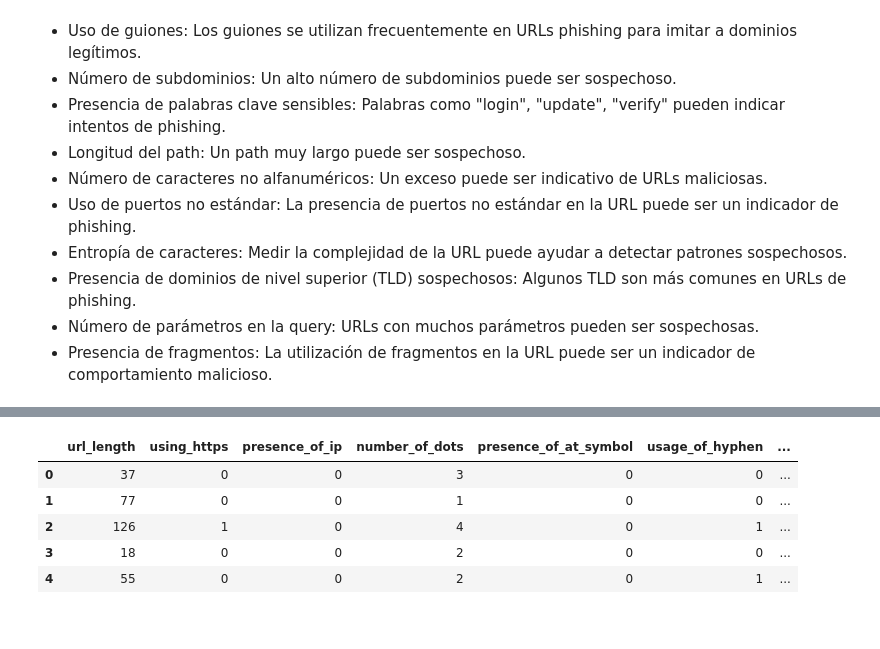
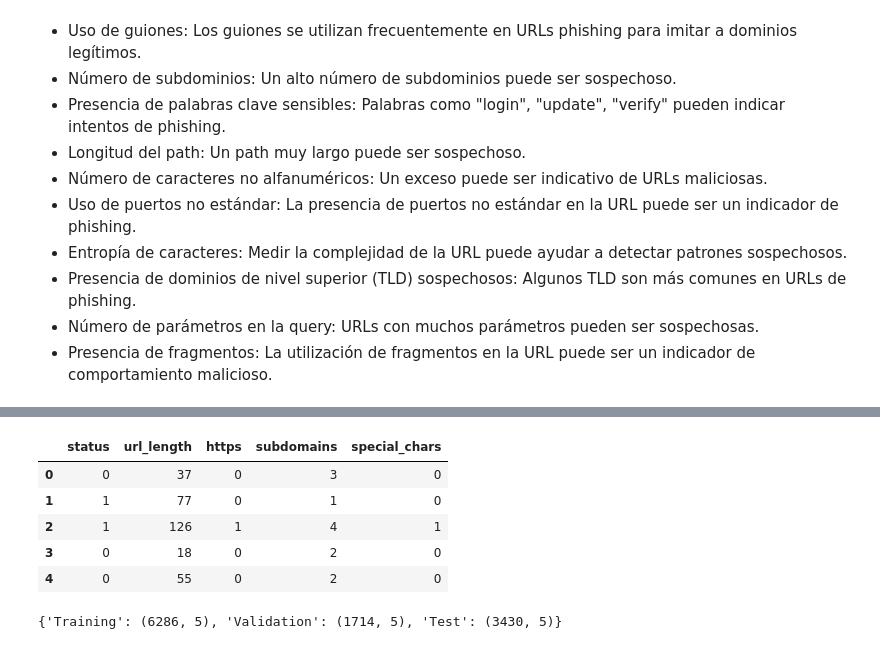
Before and after one commit to eduardordev/LAB1-PHISING-DETECTOR, a Jupyter notebook: main.ipynb, the cells around one changed output, grey strips where cells are left out. Drawn from its saved outputs; the diff is of its cells as text; code cells hidden in the pictures.

```diff
--- a/main.ipynb
+++ b/main.ipynb
@@ -134,14 +134,66 @@ df.head()
 | 2 | https://support-appleld.com.secur... | phishing | 126 | 1 | 0 | 4 | 0 | ... |
 | 3 | http://rgipt.ac.in | legitimate | 18 | 0 | 0 | 2 | 0 | ... |
 | 4 | http://www.iracing.com/tracks/gat... | legitimate | 55 | 0 | 0 | 2 | 0 | ... |
-# %%
-df['status_binary'] = df['status'].map({'legitimate': 0, 'phishing': 1})
-df_preprocessed = df.drop(['url', 'status'], axis=1)
-df_preprocessed.head()
-# %% [output]
-|  | url_length | using_https | presence_of_ip | number_of_dots | presence_of_at_symbol | usage_of_hyphen | ... |
-| 0 | 37 | 0 | 0 | 3 | 0 | 0 | ... |
-| 1 | 77 | 0 | 0 | 1 | 0 | 0 | ... |
-| 2 | 126 | 1 | 0 | 4 | 0 | 1 | ... |
-| 3 | 18 | 0 | 0 | 2 | 0 | 0 | ... |
-| 4 | 55 | 0 | 0 | 2 | 0 | 1 | ... |
+# %%
+
+data = pd.read_csv(dataset_path)
+
+def url_length(url):
+    return len(url)
+
+def https_usage(url):
+    return 1 if url.startswith('https://') else 0
+
+def count_subdomains(url):
+
+    return url.count('.') - (1 if url.startswith('www.') else 0)
+
+def special_chars(url):
+    special_characters = ['@', '?']
+    return sum(url.count(char) for char in special_characters)
+
+data['url_length'] = data['url'].apply(url_length)
+data['https'] = data['url'].apply(https_usage)
+data['subdomains'] = data['url'].apply(count_subdomains)
+data['special_chars'] = data['url'].apply(special_chars)
+
+data['status'] = data['status'].map({'phishing': 1, 'legitimate': 0})
+
+
+data_features = data.drop(columns=['url'])
+
+
+data_features.head()
+# %% [output]
+|  | status | url_length | https | subdomains | special_chars |
+| 0 | 0 | 37 | 0 | 3 | 0 |
+| 1 | 1 | 77 | 0 | 1 | 0 |
+| 2 | 1 | 126 | 1 | 4 | 1 |
+| 3 | 0 | 18 | 0 | 2 | 0 |
+| 4 | 0 | 55 | 0 | 2 | 0 |
+# %%
+from sklearn.model_selection import train_test_split
+
+
+X = data_features.drop(columns=['status'])
+y = data_features['status']
+X_train, X_temp, y_train, y_temp = train_test_split(X, y, test_size=0.45, random_state=42)
+
+X_val, X_test, y_val, y_test = train_test_split(X_temp, y_temp, test_size=(30/45), random_state=42)
+
+
+train_set = pd.concat([X_train, y_train], axis=1)
+val_set = pd.concat([X_val, y_val], axis=1)
+test_set = pd.concat([X_test, y_test], axis=1)
+
+train_set.to_csv('training_set_features.csv', index=False)
+val_set.to_csv('validation_set_features.csv', index=False)
+test_set.to_csv('test_set_features.csv', index=False)
+
+{
+    "Training": train_set.shape,
+    "Validation": val_set.shape,
+    "Test": test_set.shape
+}
+# %% [output]
+{'Training': (6286, 5), 'Validation': (1714, 5), 'Test': (3430, 5)}
```
Also changed, not shown: parts of 2 cells of this notebook.
